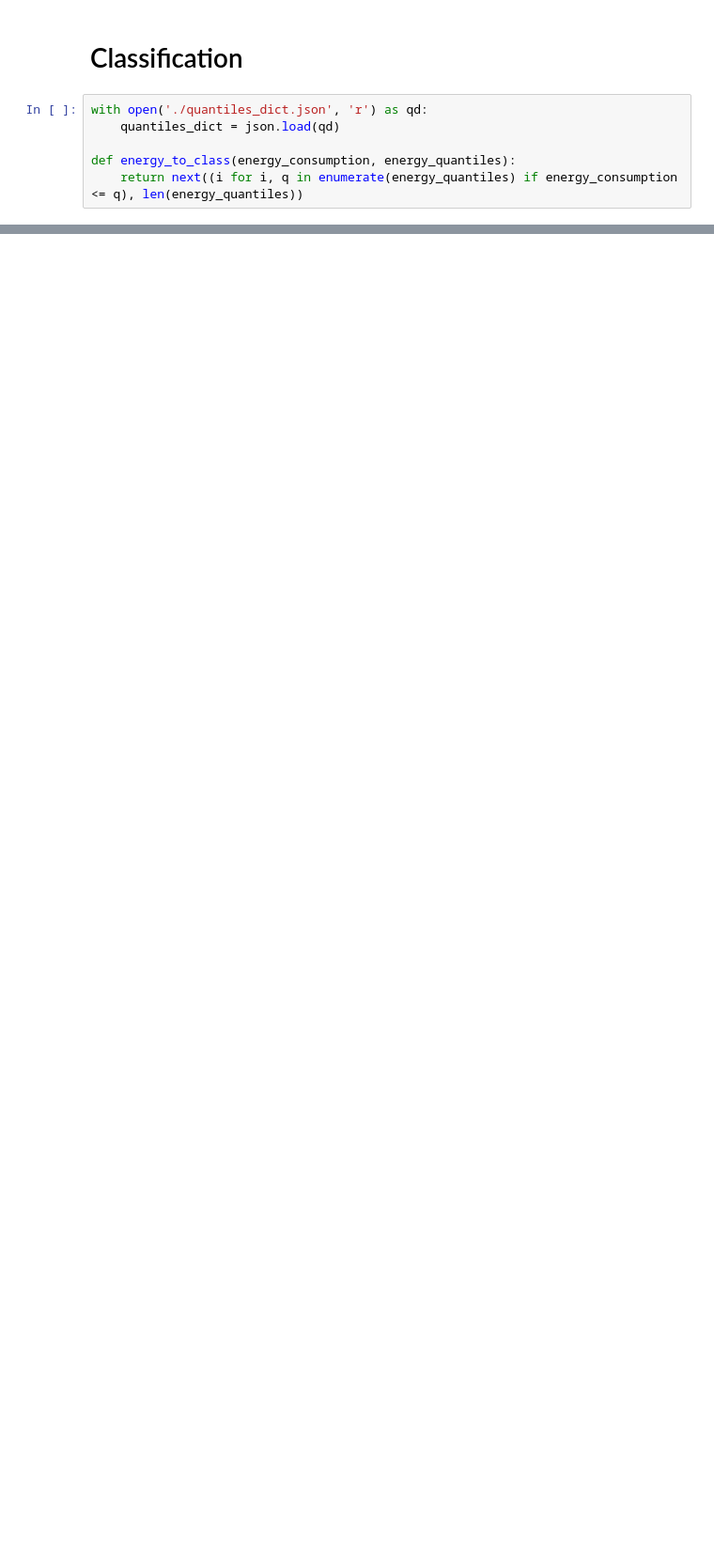
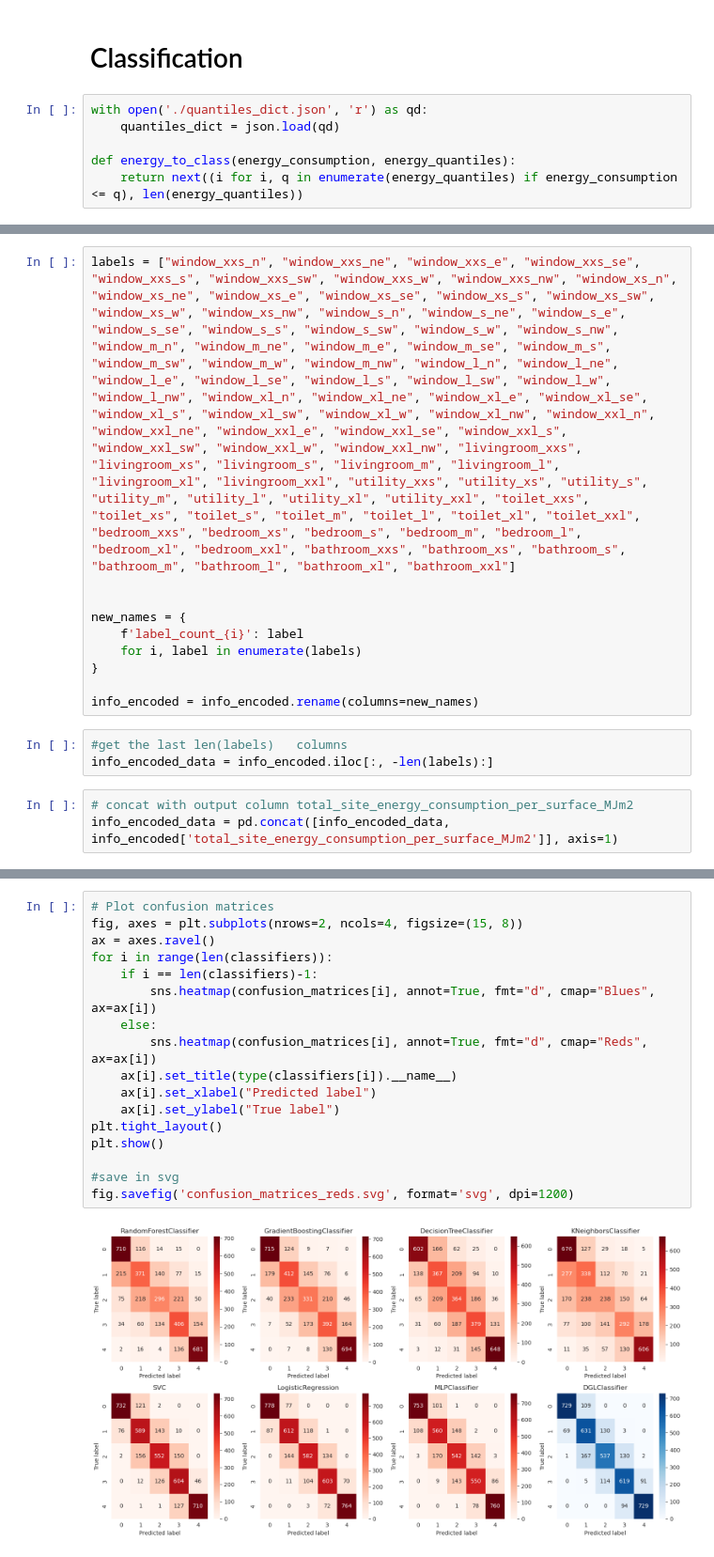
Before and after one commit to gmpal/apartments_energy, a Jupyter notebook: classification.ipynb, the cells around one changed output, grey strips where cells are left out. Shown at 94% size. Drawn from its saved outputs; the diff is of its cells as text; blank space fills up the shorter version.

```diff
--- a/classification.ipynb
+++ b/classification.ipynb
@@ -316,0 +444,16 @@ weighted avg       0.20      0.20      0.20      4160
+# %%
+labels = ["window_xxs_n", "window_xxs_ne", "window_xxs_e", "window_xxs_se", "window_xxs_s", "window_xxs_sw", "window_xxs_w", "window_xxs_nw", "window_xs_n", "window_xs_ne", "window_xs_e", "window_xs_se", "window_xs_s", "window_xs_sw", "window_xs_w", "window_xs_nw", "window_s_n", "window_s_ne", "window_s_e", "window_s_se", "window_s_s", "window_s_sw", "window_s_w", "window_s_nw", "window_m_n", "window_m_ne", "window_m_e", "window_m_se", "window_m_s", "window_m_sw", "window_m_w", "window_m_nw", "window_l_n", "window_l_ne", "window_l_e", "window_l_se", "window_l_s", "window_l_sw", "window_l_w", "window_l_nw", "window_xl_n", "window_xl_ne", "window_xl_e", "window_xl_se", "window_xl_s", "window_xl_sw", "window_xl_w", "window_xl_nw", "window_xxl_n", "window_xxl_ne", "window_xxl_e", "window_xxl_se", "window_xxl_s", "window_xxl_sw", "window_xxl_w", "window_xxl_nw", "livingroom_xxs", "livingroom_xs", "livingroom_s", "livingroom_m", "livingroom_l", "livingroom_xl", "livingroom_xxl", "utility_xxs", "utility_xs", "utility_s", "utility_m", "utility_l", "utility_xl", "utility_xxl", "toilet_xxs", "toilet_xs", "toilet_s", "toilet_m", "toilet_l", "toilet_xl", "toilet_xxl", "bedroom_xxs", "bedroom_xs", "bedroom_s", "bedroom_m", "bedroom_l", "bedroom_xl", "bedroom_xxl", "bathroom_xxs", "bathroom_xs", "bathroom_s", "bathroom_m", "bathroom_l", "bathroom_xl", "bathroom_xxl"]
+
+
+new_names = {
+    f'label_count_{i}': label
+    for i, label in enumerate(labels)
+}
+
+info_encoded = info_encoded.rename(columns=new_names)
+# %%
+#get the last len(labels)   columns
+info_encoded_data = info_encoded.iloc[:, -len(labels):]
+# %%
+# concat with output column total_site_energy_consumption_per_surface_MJm2
+info_encoded_data = pd.concat([info_encoded_data, info_encoded['total_site_energy_consumption_per_surface_MJm2']], axis=1)
@@ -393,0 +572,19 @@ TypeError: 'numpy.ndarray' object is not callable
+# %%
+# Plot confusion matrices
+fig, axes = plt.subplots(nrows=2, ncols=4, figsize=(15, 8))
+ax = axes.ravel()
+for i in range(len(classifiers)):
+    if i == len(classifiers)-1:
+        sns.heatmap(confusion_matrices[i], annot=True, fmt="d", cmap="Blues", ax=ax[i])
+    else:
+        sns.heatmap(confusion_matrices[i], annot=True, fmt="d", cmap="Reds", ax=ax[i])
+    ax[i].set_title(type(classifiers[i]).__name__)
+    ax[i].set_xlabel("Predicted label")
+    ax[i].set_ylabel("True label")
+plt.tight_layout()
+plt.show()
+
+#save in svg
+fig.savefig('confusion_matrices_reds.svg', format='svg', dpi=1200)
+# %% [output]
+[figure, added]
```
Also changed, not shown: parts of 25 cells of this notebook, 2 other files.
